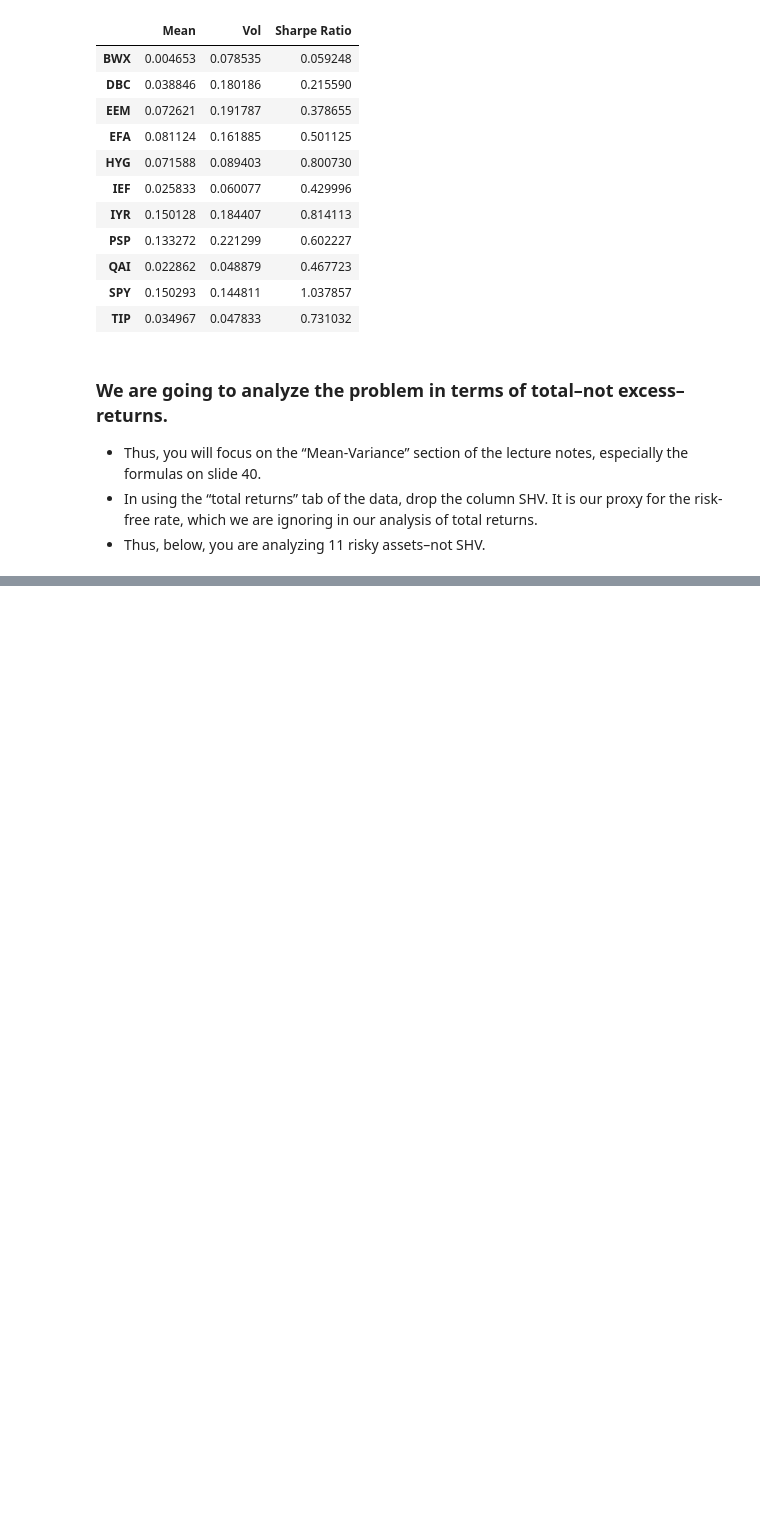
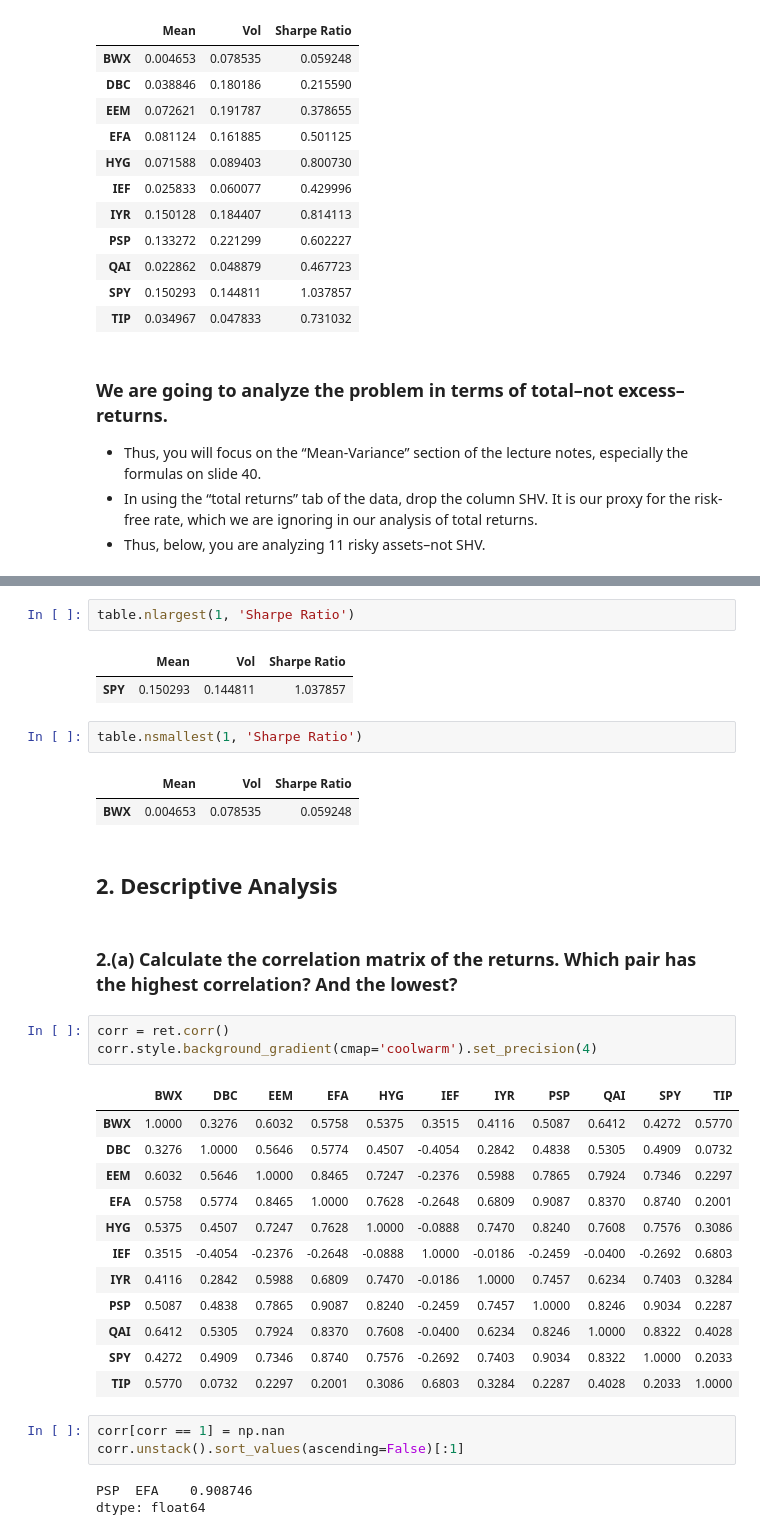
Before and after one commit to alanwake47/finm-36700-portfolio, a Jupyter notebook: week1_hw/workbook_hw1.ipynb, the cells around one changed output, grey strips where cells are left out. Cells and saved outputs as stored; diff of their text form; blank space fills up the shorter version.

```diff
--- a/week1_hw/workbook_hw1.ipynb
+++ b/week1_hw/workbook_hw1.ipynb
@@ -259,0 +135,36 @@ corr.max().max()
+# %%
+table.nlargest(1, 'Sharpe Ratio')
+# %% [output]
+|  | Mean | Vol | Sharpe Ratio |
+| SPY | 0.150293 | 0.144811 | 1.037857 |
+# %%
+table.nsmallest(1, 'Sharpe Ratio')
+# %% [output]
+|  | Mean | Vol | Sharpe Ratio |
+| BWX | 0.004653 | 0.078535 | 0.059248 |
+# %% [markdown]
+## 2. Descriptive Analysis
+# %% [markdown]
+### 2.(a) Calculate the correlation matrix of the returns. Which pair has the highest correlation? And the lowest?
+# %%
+corr = ret.corr()
+corr.style.background_gradient(cmap='coolwarm').set_precision(4)
+# %% [output]
+|  | BWX | DBC | EEM | EFA | HYG | IEF | IYR | PSP | QAI | SPY | TIP |
+| BWX | 1.0000 | 0.3276 | 0.6032 | 0.5758 | 0.5375 | 0.3515 | 0.4116 | 0.5087 | 0.6412 | 0.4272 | 0.5770 |
+| DBC | 0.3276 | 1.0000 | 0.5646 | 0.5774 | 0.4507 | -0.4054 | 0.2842 | 0.4838 | 0.5305 | 0.4909 | 0.0732 |
+| EEM | 0.6032 | 0.5646 | 1.0000 | 0.8465 | 0.7247 | -0.2376 | 0.5988 | 0.7865 | 0.7924 | 0.7346 | 0.2297 |
+| EFA | 0.5758 | 0.5774 | 0.8465 | 1.0000 | 0.7628 | -0.2648 | 0.6809 | 0.9087 | 0.8370 | 0.8740 | 0.2001 |
+| HYG | 0.5375 | 0.4507 | 0.7247 | 0.7628 | 1.0000 | -0.0888 | 0.7470 | 0.8240 | 0.7608 | 0.7576 | 0.3086 |
+| IEF | 0.3515 | -0.4054 | -0.2376 | -0.2648 | -0.0888 | 1.0000 | -0.0186 | -0.2459 | -0.0400 | -0.2692 | 0.6803 |
+| IYR | 0.4116 | 0.2842 | 0.5988 | 0.6809 | 0.7470 | -0.0186 | 1.0000 | 0.7457 | 0.6234 | 0.7403 | 0.3284 |
+| PSP | 0.5087 | 0.4838 | 0.7865 | 0.9087 | 0.8240 | -0.2459 | 0.7457 | 1.0000 | 0.8246 | 0.9034 | 0.2287 |
+| QAI | 0.6412 | 0.5305 | 0.7924 | 0.8370 | 0.7608 | -0.0400 | 0.6234 | 0.8246 | 1.0000 | 0.8322 | 0.4028 |
+| SPY | 0.4272 | 0.4909 | 0.7346 | 0.8740 | 0.7576 | -0.2692 | 0.7403 | 0.9034 | 0.8322 | 1.0000 | 0.2033 |
+| TIP | 0.5770 | 0.0732 | 0.2297 | 0.2001 | 0.3086 | 0.6803 | 0.3284 | 0.2287 | 0.4028 | 0.2033 | 1.0000 |
+# %%
+corr[corr == 1] = np.nan
+corr.unstack().sort_values(ascending=False)[:1]
+# %% [output]
+PSP  EFA    0.908746
+dtype: float64
```
Also changed, not shown: parts of 68 cells of this notebook, 1 other file.
